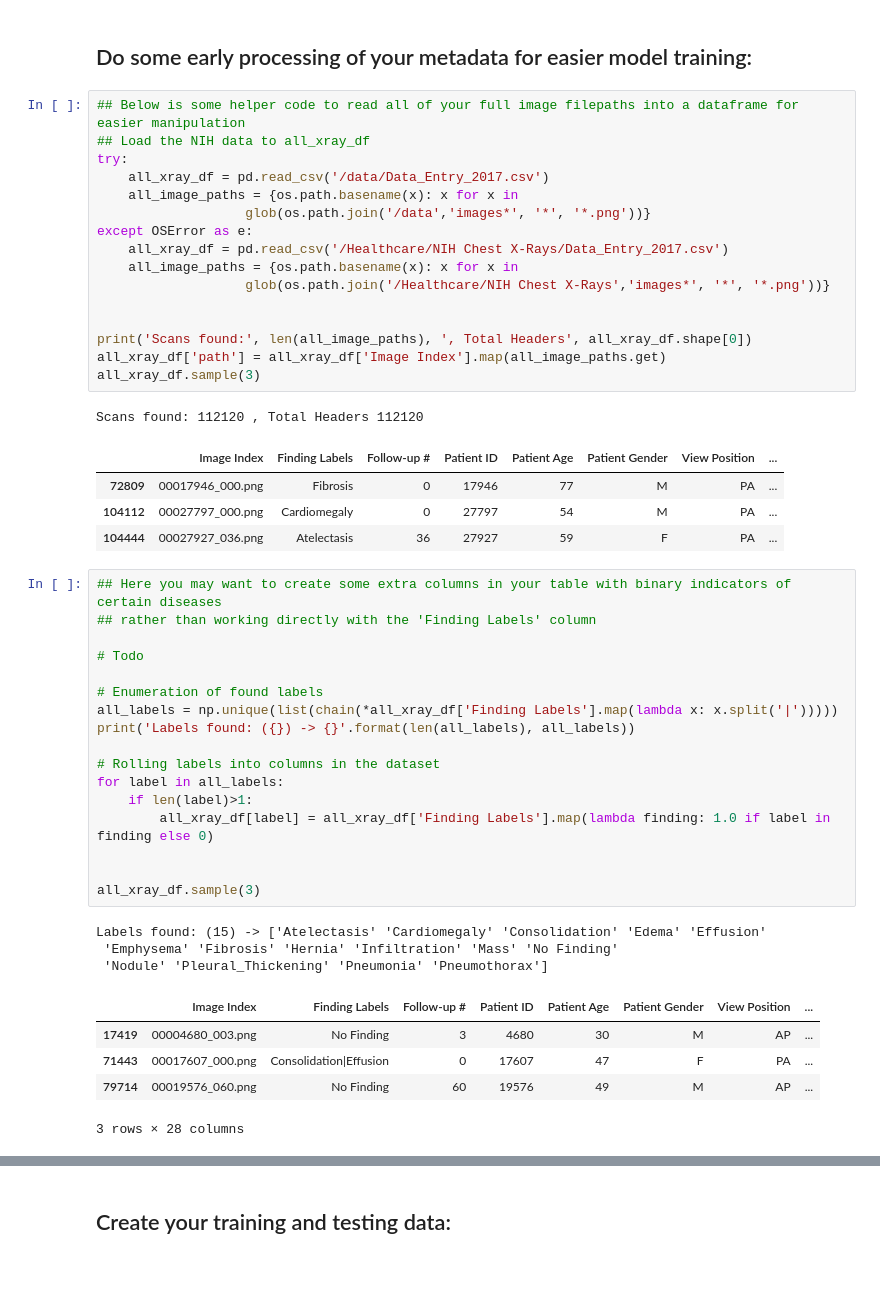
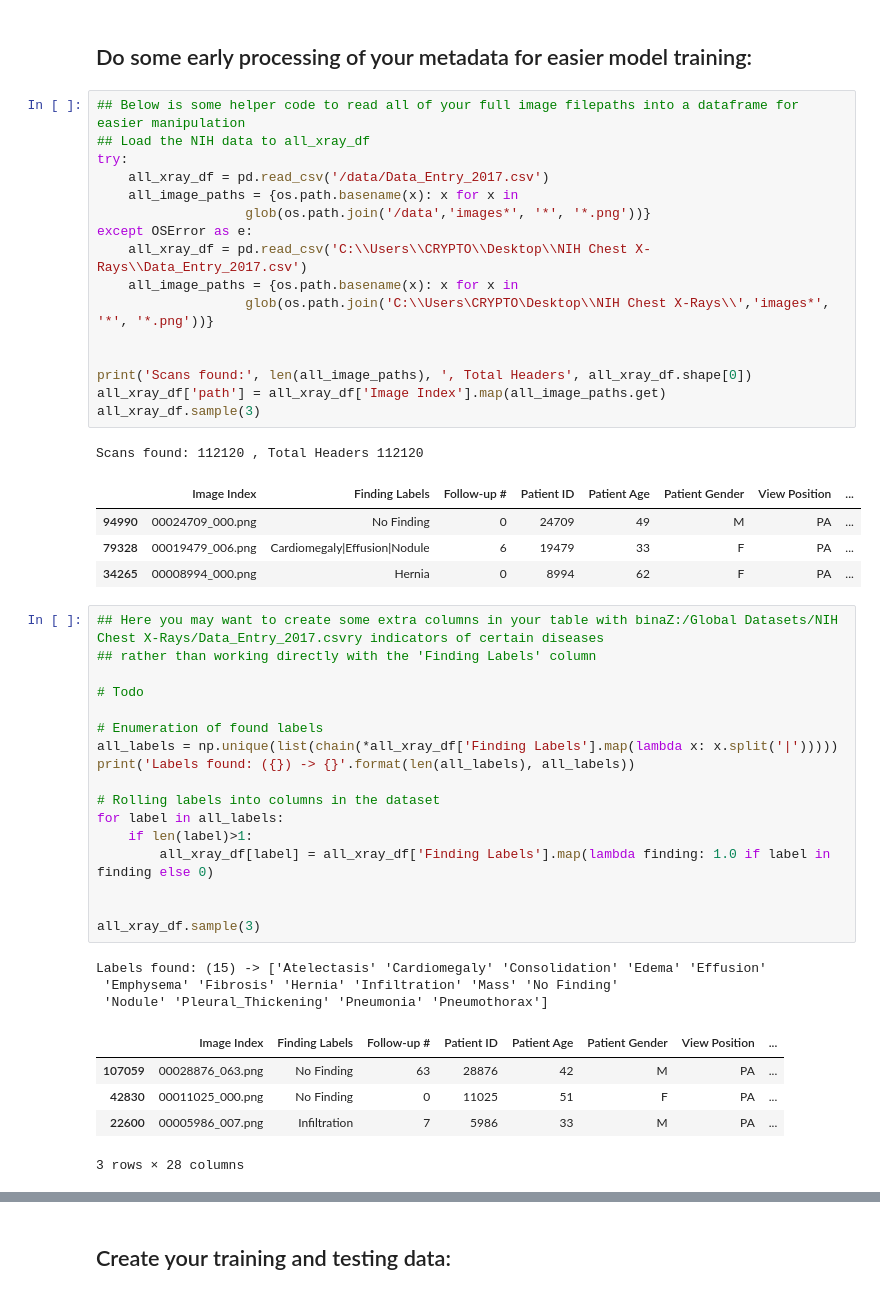
Before and after one commit to walidmabdelal/Healthcare-AI-tools, a Jupyter notebook: Pneumonia Detection/Build and train model.ipynb, the cells around one changed output, grey strips where cells are left out. Saved outputs shown, nothing was run; the diff lists cells and outputs as text.

```diff
--- a/Pneumonia Detection/Build and train model.ipynb
+++ b/Pneumonia Detection/Build and train model.ipynb
@@ -55,27 +62,27 @@ tf.test.is_built_with_cuda()
 # %%
 ## Below is some helper code to read all of your full image filepaths into a dataframe for easier manipulation
 ## Load the NIH data to all_xray_df
 try:
     all_xray_df = pd.read_csv('/data/Data_Entry_2017.csv')
     all_image_paths = {os.path.basename(x): x for x in
                    glob(os.path.join('/data','images*', '*', '*.png'))}
 except OSError as e:
-    all_xray_df = pd.read_csv('/Healthcare/NIH Chest X-Rays/Data_Entry_2017.csv')
+    all_xray_df = pd.read_csv('C:\\Users\\CRYPTO\\Desktop\\NIH Chest X-Rays\\Data_Entry_2017.csv')
     all_image_paths = {os.path.basename(x): x for x in
-                   glob(os.path.join('/Healthcare/NIH Chest X-Rays','images*', '*', '*.png'))}
+                   glob(os.path.join('C:\\Users\CRYPTO\Desktop\\NIH Chest X-Rays\\','images*', '*', '*.png'))}
 
 
 print('Scans found:', len(all_image_paths), ', Total Headers', all_xray_df.shape[0])
 all_xray_df['path'] = all_xray_df['Image Index'].map(all_image_paths.get)
 all_xray_df.sample(3)
 # %% [output]
 Scans found: 112120 , Total Headers 112120
 |  | Image Index | Finding Labels | Follow-up # | Patient ID | Patient Age | Patient Gender | View Position | ... |
-| 72809 | 00017946_000.png | Fibrosis | 0 | 17946 | 77 | M | PA | ... |
-| 104112 | 00027797_000.png | Cardiomegaly | 0 | 27797 | 54 | M | PA | ... |
-| 104444 | 00027927_036.png | Atelectasis | 36 | 27927 | 59 | F | PA | ... |
+| 94990 | 00024709_000.png | No Finding | 0 | 24709 | 49 | M | PA | ... |
+| 79328 | 00019479_006.png | Cardiomegaly|Effusion|Nodule | 6 | 19479 | 33 | F | PA | ... |
+| 34265 | 00008994_000.png | Hernia | 0 | 8994 | 62 | F | PA | ... |
 # %%
-## Here you may want to create some extra columns in your table with binary indicators of certain diseases
+## Here you may want to create some extra columns in your table with binaZ:/Global Datasets/NIH Chest X-Rays/Data_Entry_2017.csvry indicators of certain diseases
 ## rather than working directly with the 'Finding Labels' column
 
 # Todo
@@ -96,9 +103,9 @@ Labels found: (15) -> ['Atelectasis' 'Cardiomegaly' 'Consolidation' 'Edema' 'Eff
  'Emphysema' 'Fibrosis' 'Hernia' 'Infiltration' 'Mass' 'No Finding'
  'Nodule' 'Pleural_Thickening' 'Pneumonia' 'Pneumothorax']
 |  | Image Index | Finding Labels | Follow-up # | Patient ID | Patient Age | Patient Gender | View Position | ... |
-| 17419 | 00004680_003.png | No Finding | 3 | 4680 | 30 | M | AP | ... |
-| 71443 | 00017607_000.png | Consolidation|Effusion | 0 | 17607 | 47 | F | PA | ... |
-| 79714 | 00019576_060.png | No Finding | 60 | 19576 | 49 | M | AP | ... |
+| 107059 | 00028876_063.png | No Finding | 63 | 28876 | 42 | M | PA | ... |
+| 42830 | 00011025_000.png | No Finding | 0 | 11025 | 51 | F | PA | ... |
+| 22600 | 00005986_007.png | Infiltration | 7 | 5986 | 33 | M | PA | ... |
 3 rows × 28 columns
 # %%
 ## Here we can create a new column called 'pneumonia_class' that will allow us to look at
```
Also changed, not shown: parts of 13 cells of this notebook, 1 other file.
